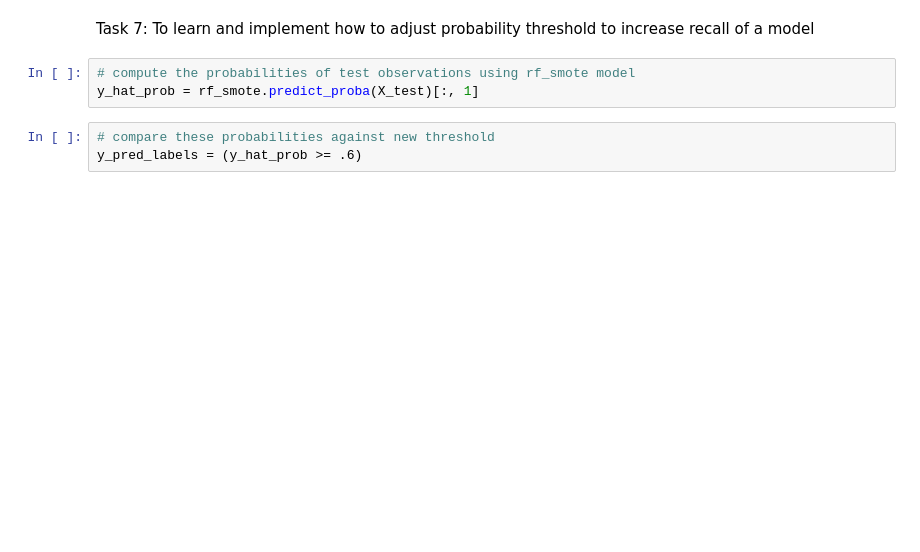
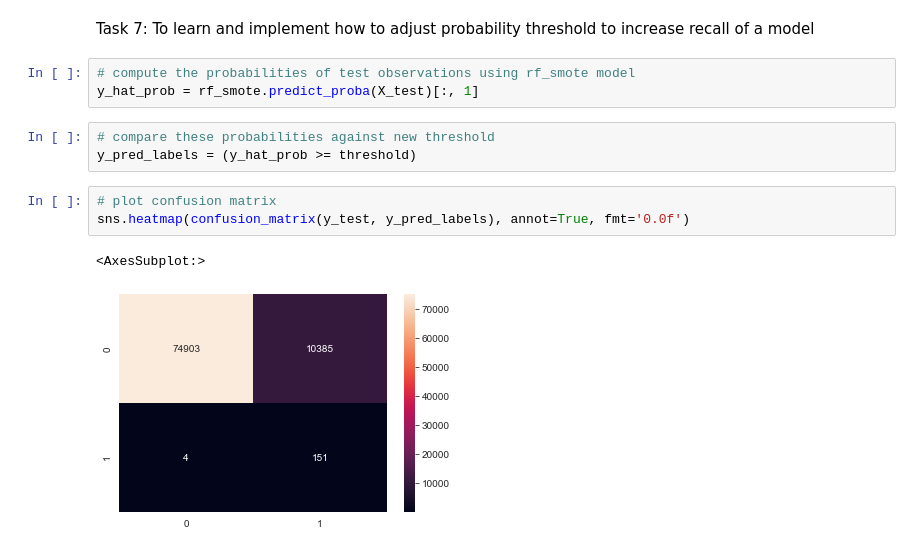
Before and after one commit to baroncurtin2/credit-card-fraud-detection, a Jupyter notebook: imbalanced_dataset.ipynb, the cells around one changed output. Saved outputs shown, nothing was run; the diff lists cells and outputs as text; blank space fills up the shorter version.

```diff
--- a/imbalanced_dataset.ipynb
+++ b/imbalanced_dataset.ipynb
@@ -207,4 +211,10 @@ Task 7:  To learn and implement how to adjust probability threshold to increase
 y_hat_prob = rf_smote.predict_proba(X_test)[:, 1]
 # %%
 # compare these probabilities against new threshold
-y_pred_labels = (y_hat_prob >= .6)
+y_pred_labels = (y_hat_prob >= threshold)
+# %%
+# plot confusion matrix
+sns.heatmap(confusion_matrix(y_test, y_pred_labels), annot=True, fmt='0.0f')
+# %% [output]
+<AxesSubplot:>
+[figure, added]
```
Also changed, not shown: parts of 3 cells of this notebook, 1 other file.
